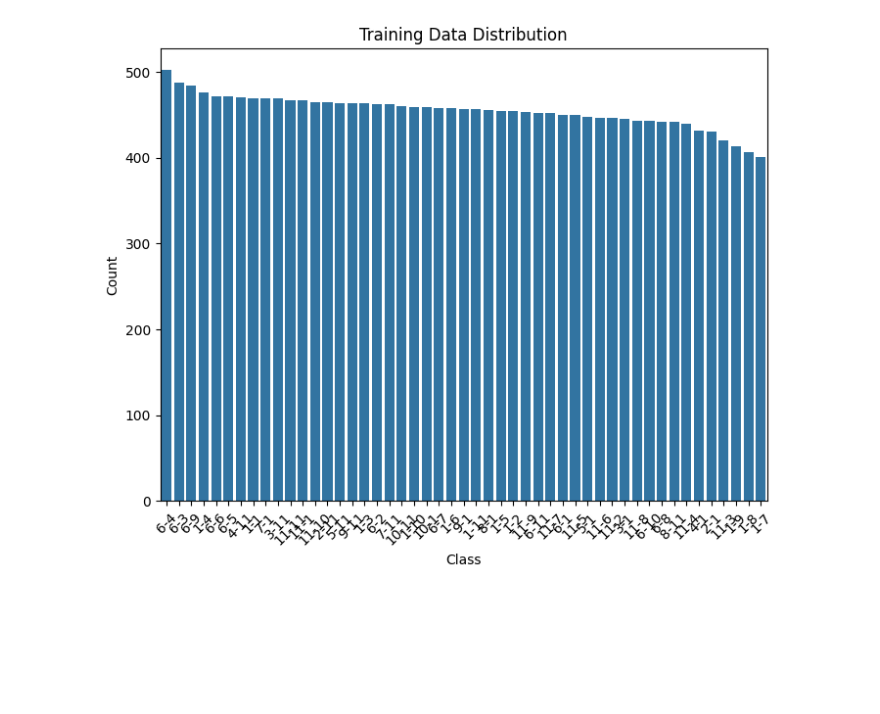
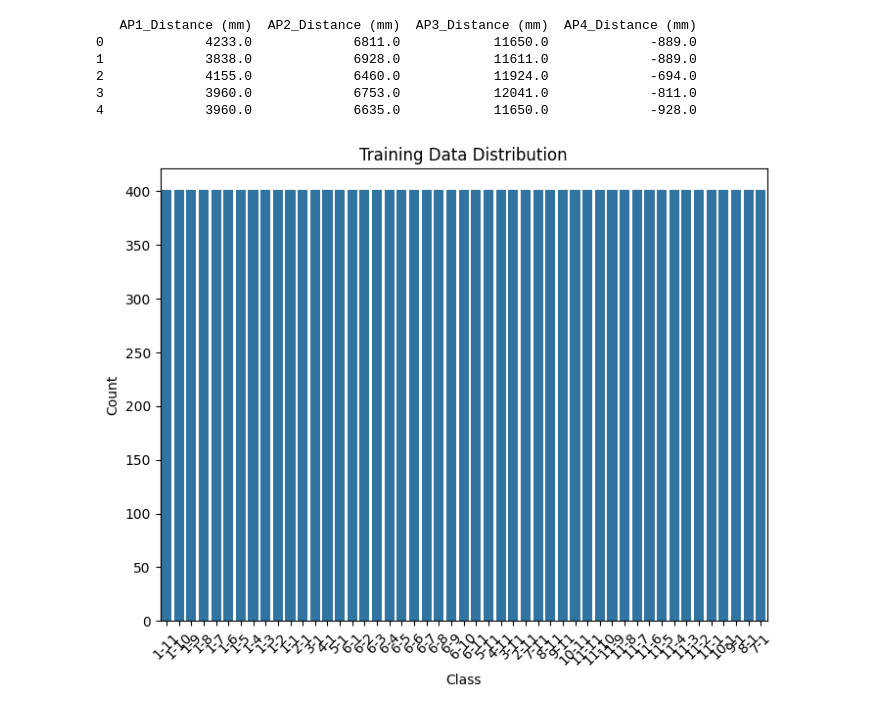
Before and after one commit to oscar9335/RTT_Research, a Jupyter notebook: Research/model_using_different_date_data.ipynb, the cells around one changed output. Saved outputs shown, nothing was run; the diff lists cells and outputs as text; code cells hidden in the pictures; blank space fills up the shorter version.

```diff
--- a/Research/model_using_different_date_data.ipynb
+++ b/Research/model_using_different_date_data.ipynb
@@ -85,8 +86,6 @@ with_data = 'RSSI'
 # %%
-
-
-train_path = f'timestamp_allignment_{traindate}_rtt_logs.csv'
-test_path = f'timestamp_allignment_{testdate}_rtt_logs.csv'
+train_path = f'timestamp_allignment_Balanced_{traindate}_rtt_logs.csv'
+test_path = f'timestamp_allignment_Balanced_{testdate}_rtt_logs.csv'
 
 
 # train_path = f'standalized_timestamp_allignment_{traindate}_rtt_logs.csv'
@@ -95,7 +94,9 @@ test_path = f'timestamp_allignment_{testdate}_rtt_logs.csv'
 # selected_columns = ['Label', 'AP1_Rssi','AP2_Rssi','AP3_Rssi','AP4_Rssi']
 # selected_columns = ['Label', 'AP1_Rssi','AP2_Rssi','AP3_Rssi','AP4_Rssi']
 
-selected_columns = ['Label', 'AP1_Distance (mm)','AP2_Distance (mm)','AP3_Distance (mm)','AP4_Distance (mm)']
+# selected_columns = ['Label', 'AP1_Distance (mm)','AP2_Distance (mm)','AP3_Distance (mm)','AP4_Distance (mm)']
+
+selected_columns = ['Label', 'AP1_Distance (mm)','AP1_Rssi','AP2_Rssi','AP3_Rssi','AP4_Rssi']
 
 # selected_columns = ['Label', 'AP1_Corrected Distance (mm)','AP2_Corrected Distance (mm)','AP3_Corrected Distance (mm)','AP4_Corrected Distance (mm)']
 
@@ -138,34 +144,38 @@ if len(unmapped_values_train) > 0:
 # %%
-label_column = 'Label'
-n_remove = 20
-n_neighbors = 5
-
 # 資料清理
-train_data_p = remove_first_last_n(train_data, label_column=label_column, n=n_remove)
-test_data_p = remove_first_last_n(test_data, label_column=label_column, n=n_remove)
+train_data_p = remove_first_last_n(train_data, label_column=['Label'], n=n_remove)
+test_data_p = remove_first_last_n(test_data, label_column=['Label'], n=n_remove)
 
 
-train_data_p = fill_nan_with_mean(train_data_p,label_column=label_column)
-test_data_p = fill_nan_with_mean(test_data_p,label_column=label_column)
+train_data_p = fill_nan_with_mean(train_data_p,label_column=['Label'])
+test_data_p = fill_nan_with_mean(test_data_p,label_column=['Label'])
 
 
 # print(train_data_p)
 
 # 分離特徵與標籤
-X_train = train_data_p.drop(columns=[label_column])
-y_train = train_data_p[label_column]
-X_test = test_data_p.drop(columns=[label_column])
-y_test = test_data_p[label_column]
+X_train = train_data_p.drop(columns=['level_1','Label'])
+y_train = train_data_p['Label']
+X_test = test_data_p.drop(columns=['level_1','Label'])
+y_test = test_data_p['Label']
+
+print(X_train.head())
 
 
 
 # 訓練資料分佈
 plot_class_distribution(train_data, label_column='Label', title="Training Data Distribution")
 
 # 測試資料分佈
 plot_class_distribution(test_data, label_column='Label', title="Testing Data Distribution")
 
 # 訓練模型
 knn = train_knn_model(X_train, y_train, n_neighbors=n_neighbors)
 # %% [output]
+   AP1_Distance (mm)  AP2_Distance (mm)  AP3_Distance (mm)  AP4_Distance (mm)
+0             4233.0             6811.0            11650.0             -889.0
+1             3838.0             6928.0            11611.0             -889.0
+2             4155.0             6460.0            11924.0             -694.0
+3             3960.0             6753.0            12041.0             -811.0
+4             3960.0             6635.0            11650.0             -928.0
-[figure, old version]
+[figure, new version]
```
Also changed, not shown: parts of 11 cells of this notebook, 9 other files.
